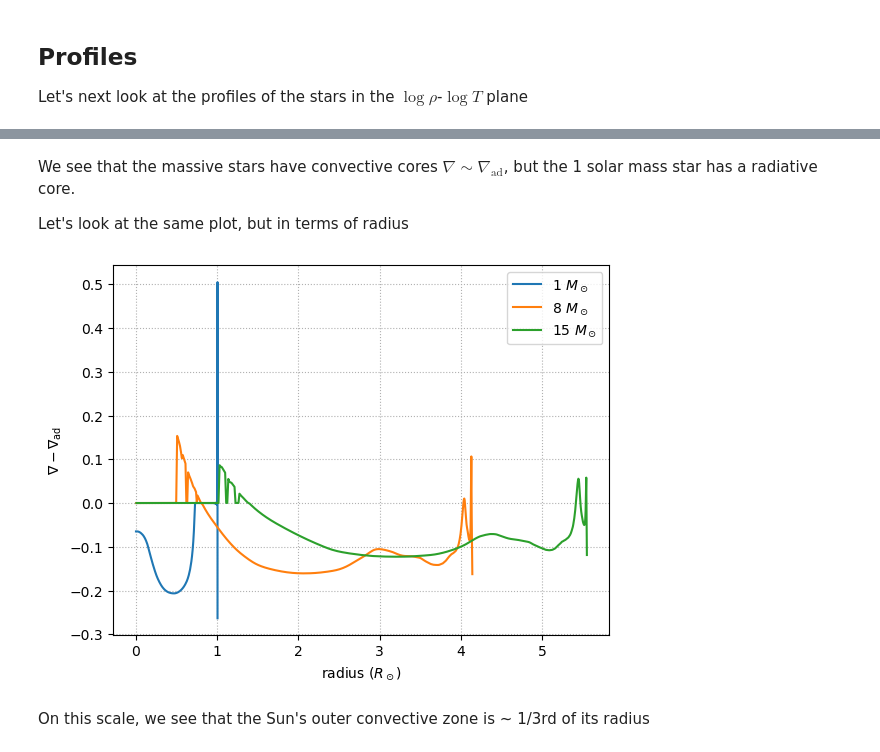
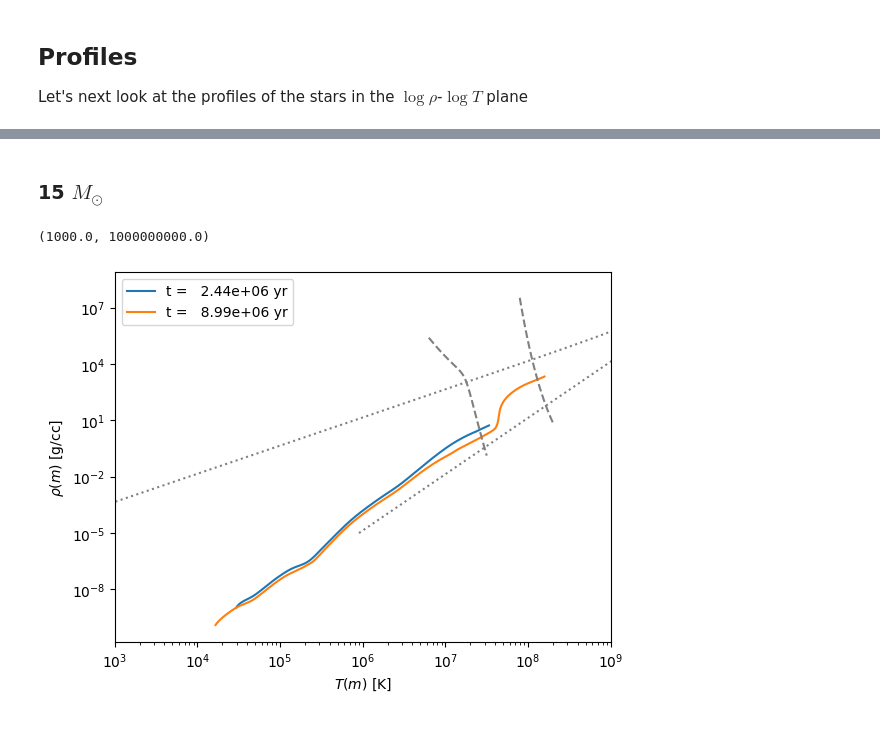
Before and after one commit to zingale/stars, a Jupyter notebook: notebooks/_sources/stellar_evolution/stellar-models.ipynb, the cells around one changed output, grey strips where cells are left out. Cells and saved outputs as stored; diff of their text form; code cells hidden in the pictures.

```diff
--- a/notebooks/_sources/stellar_evolution/stellar-models.ipynb
+++ b/notebooks/_sources/stellar_evolution/stellar-models.ipynb
@@ -242,20 +193,22 @@ ax.grid(linestyle=":")
-# %% [markdown]
-We see that the massive stars have convective cores $\nabla \sim \nabla_\mathrm{ad}$, but the 1 solar mass star has a radiative core.
-
-Let's look at the same plot, but in terms of radius
-# %%
-fig, ax = plt.subplots()
-
-for star in models:
-    ax.plot(star.profiles[0].radius, star.profiles[0].gradT - star.profiles[0].grada,
-            label=rf"{star.mass} $M_\odot$")
-
-ax.set_xlabel("radius ($R_\odot$)")
-ax.set_ylabel(r"$\nabla - \nabla_\mathrm{ad}$")
-#ax.set_xscale("log")
-ax.legend()
-ax.grid(linestyle=":")
-# %% [output]
-[figure, removed]
-# %% [markdown]
-On this scale, we see that the Sun's outer convective zone is ~ 1/3rd of its radius
+# %% [markdown]
+### 15 $M_\odot$
+# %%
+fig, ax = plt.subplots()
+
+for p in models[3].profiles:
+    ax.plot(p.T, p.Rho, label=f"t = {p.star_age:10.3g} yr")
+
+ax.loglog(regimes.deg_ideal(rho, mu_e=1.3), rho, color="0.5", ls=":")
+ax.loglog(regimes.rad_ideal(rho, mu=0.6), rho, color="0.5", ls=":")
+ax.legend()
+
+ax.plot(T_H, rho_H, ls="--", color="0.5")
+ax.plot(T_He, rho_He, ls="--", color="0.5")
+
+ax.set_xlabel(r"$T(m)$ [K]")
+ax.set_ylabel(r"$\rho(m)$ [g/cc]")
+
+ax.set_xlim(1.e3, 1.e9)
+# %% [output]
+(1000.0, 1000000000.0)
+[figure, added]
```
Also changed, not shown: parts of 25 cells of this notebook, 51 other files.
